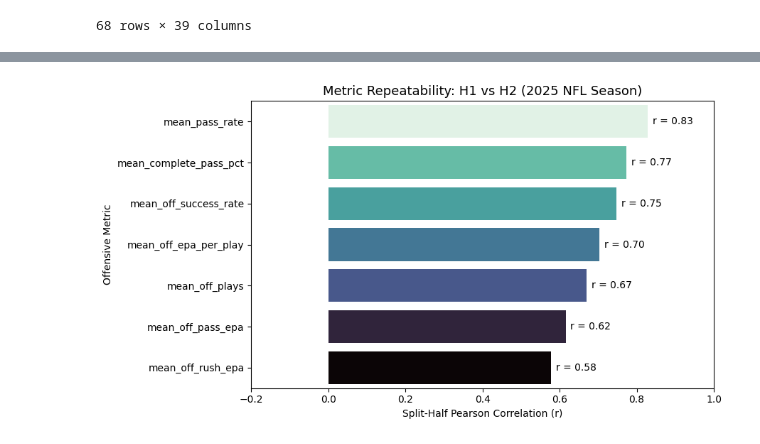
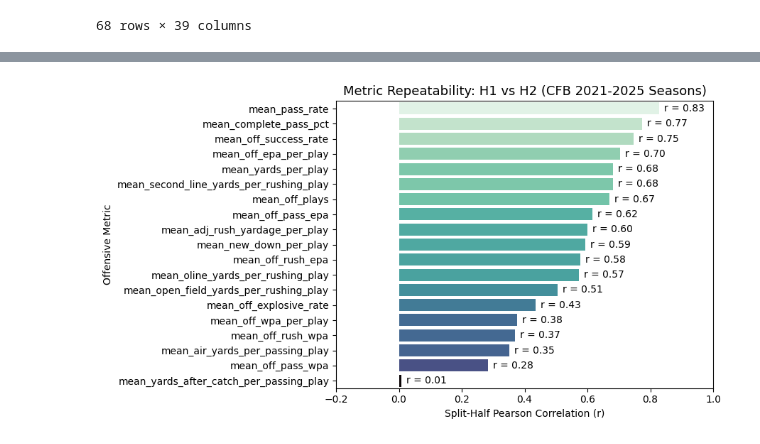
Before and after one commit to ahaze65/Homework_1, a Jupyter notebook: Data.ipynb, the cells around one changed output, grey strips where cells are left out. Drawn from its saved outputs; the diff is of its cells as text; code cells hidden in the pictures.

```diff
--- a/Data.ipynb
+++ b/Data.ipynb
@@ -217,7 +217,7 @@ The following columns will also be kept:
 - 'pos_team'
 # %%
 # keep only necessary columns for analysis
-pbp_filtered = pbp_filtered[['season', 'week', 'pos_team','pass','rush','EPA',
+pbp_final = pbp_filtered[['season', 'game_id', 'week', 'pos_team', 'pass', 'rush', 'EPA',
 'wpa',
 'yds_rushed',
 'yds_receiving',
@@ -242,6 +242,6 @@ pbp_filtered = pbp_filtered[['season', 'week', 'pos_team','pass','rush','EPA',
 'pass_epa',
 'rush_epa',
 'EPA_success',
-'EPA_explosive']]
+'EPA_explosive']].copy()
 # %% [markdown]
 ---
@@ -259,7 +258,7 @@ Name: count, dtype: int64
 # %%
 # Aggregate the Weekly Offensive Metrics so that we can split season into equal halves in the next cell
 weekly_offense = (
-    pbp_filtered.groupby(['season', 'week', 'pos_team'])
+    pbp_final.groupby(['season','week', 'pos_team'])
     .apply(
         lambda x: pd.Series({
             'off_plays': len(x),
@@ -359,7 +374,21 @@ metrics_wide
 # %%
 # Create a list of metrics to analyze for the loop below
 metric_list = [
-    'mean_off_plays', 'mean_off_epa_per_play', 'mean_off_pass_epa', 'mean_off_rush_epa', 'mean_off_success_rate', 'mean_pass_rate', 'mean_complete_pass_pct'
+    'mean_off_plays',
+       'mean_off_epa_per_play',
+       'mean_off_pass_epa', 'mean_off_rush_epa', 'mean_off_wpa_per_play',
+       'mean_off_pass_wpa',
+       'mean_off_rush_wpa',
+       'mean_off_success_rate',
+       'mean_off_explosive_rate',
+       'mean_pass_rate', 'mean_complete_pass_pct',
+       'mean_yards_per_play', 'mean_adj_rush_yardage_per_play',
+       'mean_air_yards_per_passing_play',
+       'mean_yards_after_catch_per_passing_play',
+       'mean_new_down_per_play',
+       'mean_oline_yards_per_rushing_play',
+       'mean_second_line_yards_per_rushing_play',
+       'mean_open_field_yards_per_rushing_play'
 ]
 
 # Compute Pearson r, p-value, and R-squared
@@ -408,32 +446,32 @@ GT(correlation_results).tab_header(
 # %%
 # Create a visualization of the results from the table above
 plt.figure(figsize=(9, 5))
 ax = sns.barplot(
     data=correlation_results,
     x='r',
     y='metric',
     palette='mako',
     hue='r',
     legend=False
 )
 
 for p in ax.patches:
     width = p.get_width()
     ax.annotate(
         f"r = {width:.2f}",
         (width, p.get_y() + p.get_height() / 2.),
         ha='left', va='center',
         xytext=(5, 0),
         textcoords='offset points',
         fontsize=10
     )
 
 plt.xlim(-0.2, 1.0)
-plt.title("Metric Repeatability: H1 vs H2 (2025 NFL Season)", fontsize=13)
+plt.title("Metric Repeatability: H1 vs H2 (CFB 2021-2025 Seasons)", fontsize=13)
 plt.xlabel("Split-Half Pearson Correlation (r)")
 plt.ylabel("Offensive Metric")
 plt.tight_layout()
 plt.show()
 # %% [output]
-[figure, old version]
+[figure, new version]
 # %% [markdown]
```
Also changed, not shown: parts of 30 cells of this notebook.
